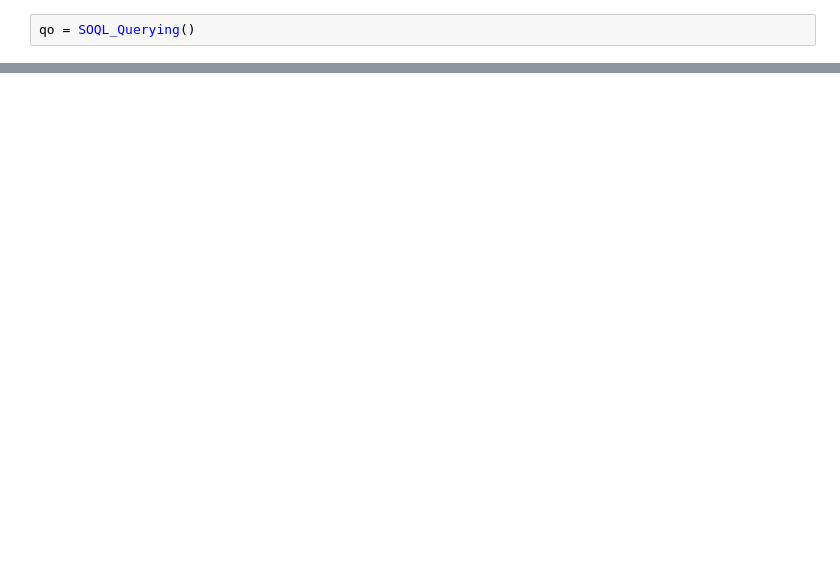
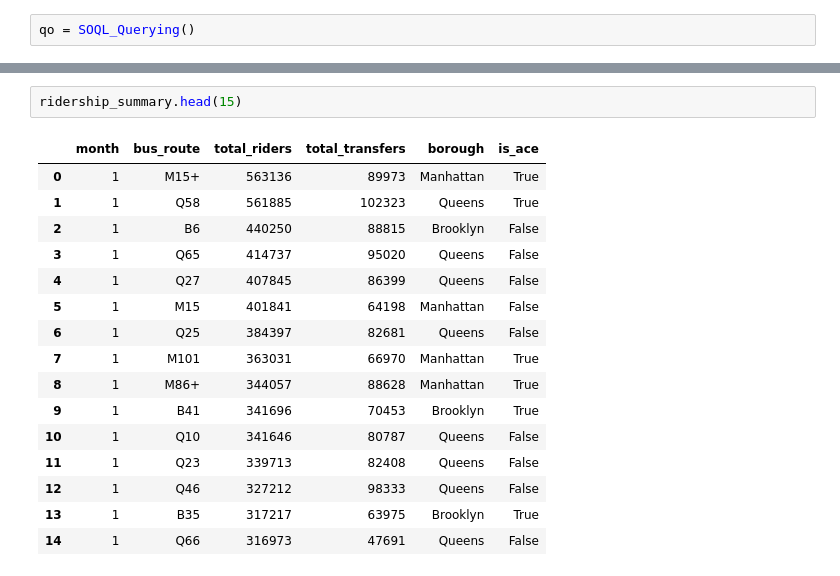
Before and after one commit to MHC-Datathon/Data-Lions, a Jupyter notebook: notebooks/part-2-notebooks/eda-2.ipynb, the cells around one changed output, grey strips where cells are left out. Drawn from its saved outputs; the diff is of its cells as text; blank space fills up the shorter version.

```diff
--- a/notebooks/part-2-notebooks/eda-2.ipynb
+++ b/notebooks/part-2-notebooks/eda-2.ipynb
@@ -122,0 +199,19 @@ raw_2025_complete.info()
+# %%
+ridership_summary.head(15)
+# %% [output]
+|  | month | bus_route | total_riders | total_transfers | borough | is_ace |
+| 0 | 1 | M15+ | 563136 | 89973 | Manhattan | True |
+| 1 | 1 | Q58 | 561885 | 102323 | Queens | True |
+| 2 | 1 | B6 | 440250 | 88815 | Brooklyn | False |
+| 3 | 1 | Q65 | 414737 | 95020 | Queens | False |
+| 4 | 1 | Q27 | 407845 | 86399 | Queens | False |
+| 5 | 1 | M15 | 401841 | 64198 | Manhattan | False |
+| 6 | 1 | Q25 | 384397 | 82681 | Queens | False |
+| 7 | 1 | M101 | 363031 | 66970 | Manhattan | True |
+| 8 | 1 | M86+ | 344057 | 88628 | Manhattan | True |
+| 9 | 1 | B41 | 341696 | 70453 | Brooklyn | True |
+| 10 | 1 | Q10 | 341646 | 80787 | Queens | False |
+| 11 | 1 | Q23 | 339713 | 82408 | Queens | False |
+| 12 | 1 | Q46 | 327212 | 98333 | Queens | False |
+| 13 | 1 | B35 | 317217 | 63975 | Brooklyn | True |
+| 14 | 1 | Q66 | 316973 | 47691 | Queens | False |
```
Also changed, not shown: parts of 23 cells of this notebook, 3 other files.
